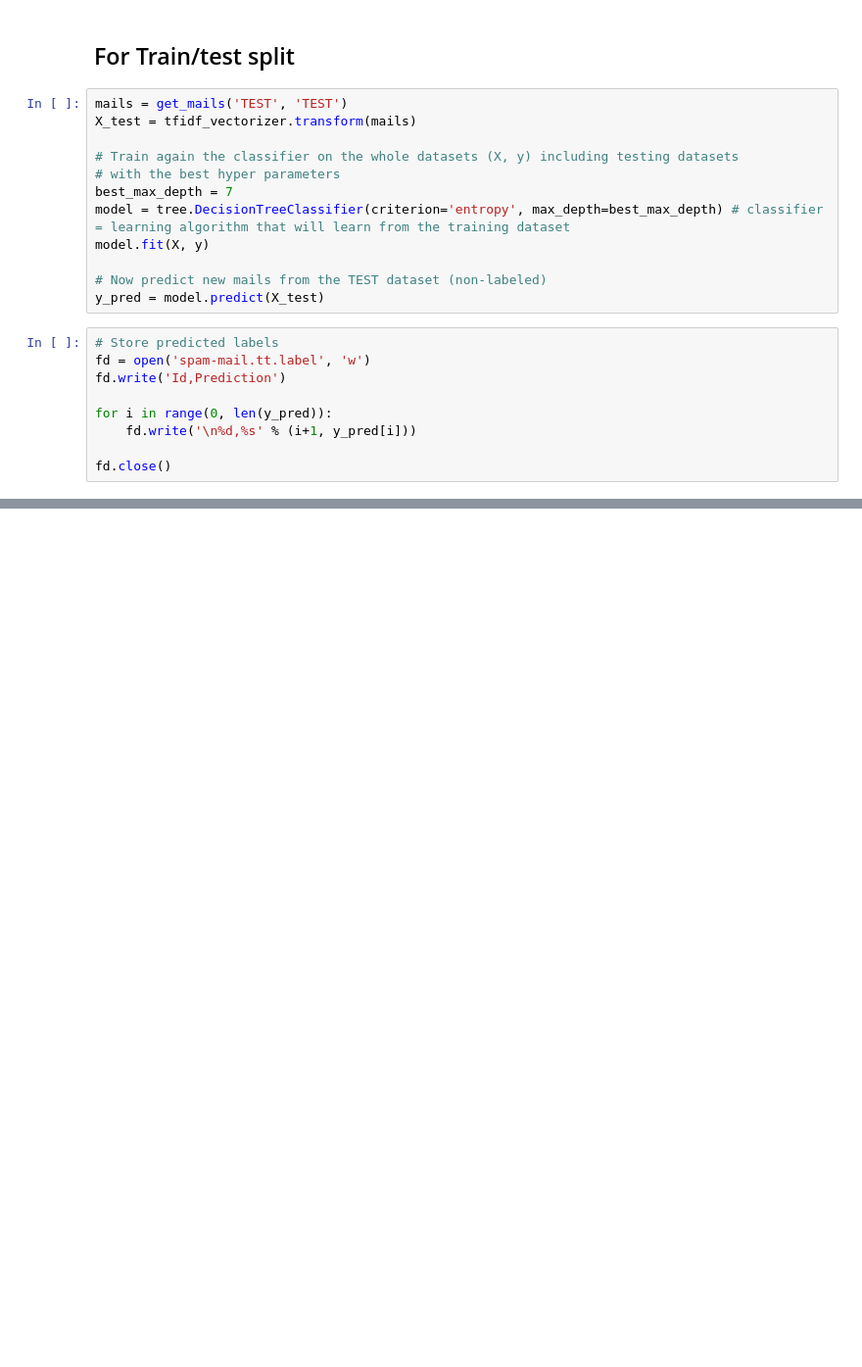
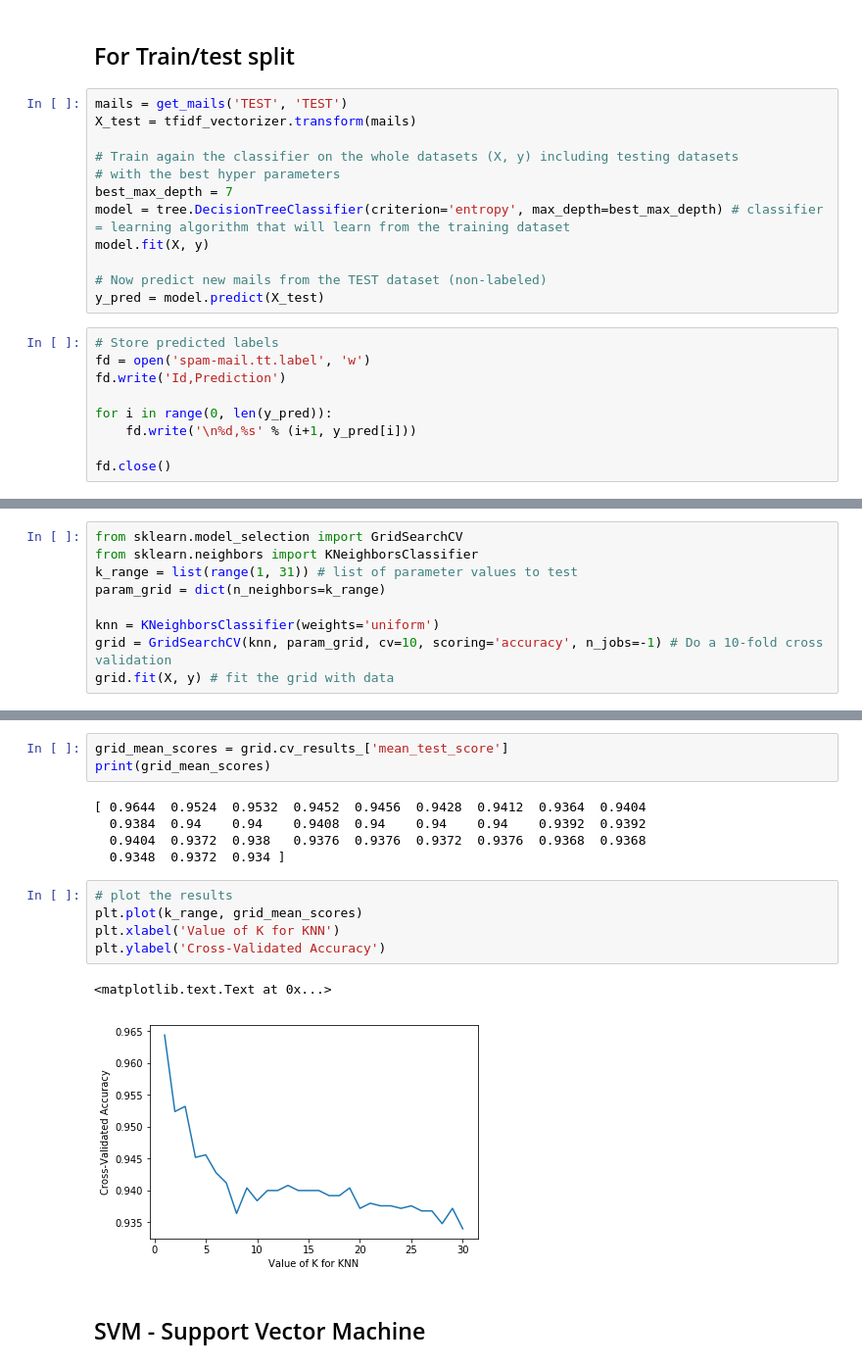
Before and after one commit to lminy/SpamDetector, a Jupyter notebook: SpamDetector.ipynb, the cells around one changed output, grey strips where cells are left out. Shown: that part at 98% size. Drawn from its saved outputs; the diff is of its cells as text; blank space fills up the shorter version.

```diff
--- a/SpamDetector.ipynb
+++ b/SpamDetector.ipynb
@@ -275,0 +272,9 @@ DecisionTreeClassifier(class_weight=None, criterion='entropy', max_depth=27,
+# %%
+from sklearn.model_selection import GridSearchCV
+from sklearn.neighbors import KNeighborsClassifier
+k_range = list(range(1, 31)) # list of parameter values to test
+param_grid = dict(n_neighbors=k_range)
+
+knn = KNeighborsClassifier(weights='uniform')
+grid = GridSearchCV(knn, param_grid, cv=10, scoring='accuracy', n_jobs=-1) # Do a 10-fold cross validation
+grid.fit(X, y) # fit the grid with data
@@ -275,0 +316,18 @@ DecisionTreeClassifier(class_weight=None, criterion='entropy', max_depth=27,
+# %%
+grid_mean_scores = grid.cv_results_['mean_test_score']
+print(grid_mean_scores)
+# %% [output]
+[ 0.9644  0.9524  0.9532  0.9452  0.9456  0.9428  0.9412  0.9364  0.9404
+  0.9384  0.94    0.94    0.9408  0.94    0.94    0.94    0.9392  0.9392
+  0.9404  0.9372  0.938   0.9376  0.9376  0.9372  0.9376  0.9368  0.9368
+  0.9348  0.9372  0.934 ]
+# %%
+# plot the results
+plt.plot(k_range, grid_mean_scores)
+plt.xlabel('Value of K for KNN')
+plt.ylabel('Cross-Validated Accuracy')
+# %% [output]
+<matplotlib.text.Text at 0x...>
+[figure, added]
+# %% [markdown]
+## SVM - Support Vector Machine
```
Also changed, not shown: parts of 22 cells of this notebook, 2 other files.
